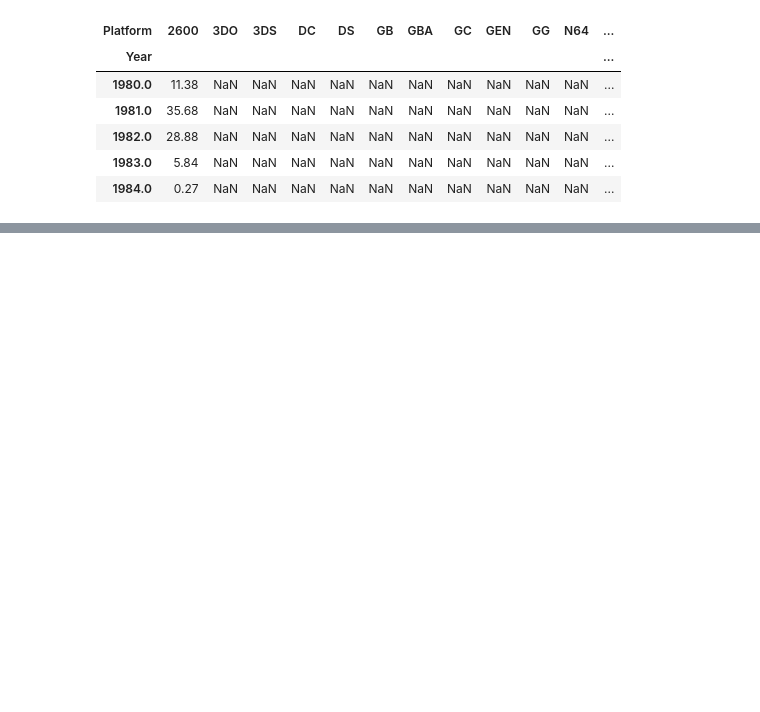
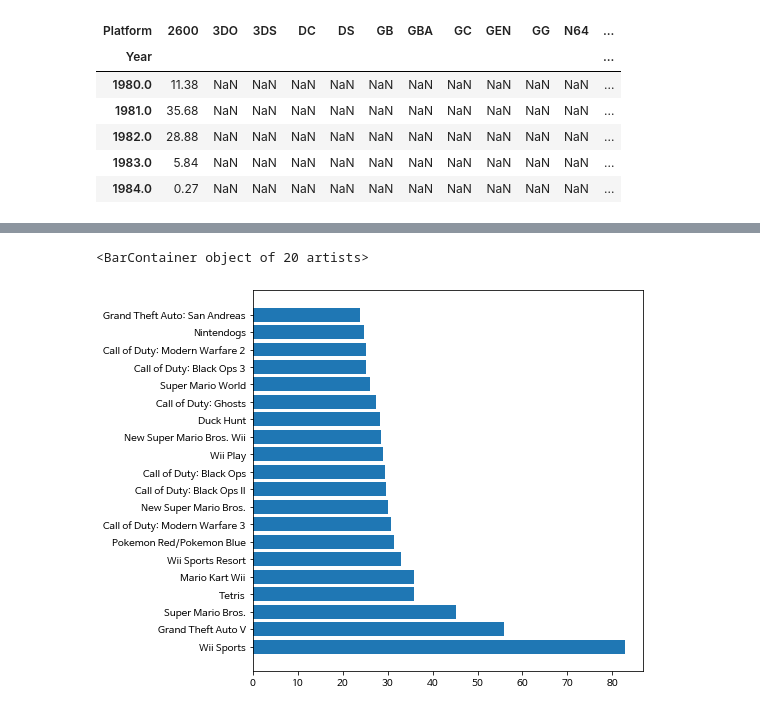
Before and after one commit to y001003/Bootcamp, a Jupyter notebook: Section1_Project.ipynb, the cells around one changed output, grey strips where cells are left out. Cells and saved outputs as stored; diff of their text form; code cells hidden in the pictures; blank space fills up the shorter version.

```diff
--- a/Section1_Project.ipynb
+++ b/Section1_Project.ipynb
@@ -372,0 +419,8 @@ Mario Kart Wii         15.85     12.88      3.79         3.31        35.83
+# %%
+# Top 10 시각화
+merge_df_top10 = merge_df.iloc[:20]
+plt.figure(figsize=(7,7))
+plt.barh(merge_df_top10['Name'],merge_df_top10['World_Sales'])
+# %% [output]
+<BarContainer object of 20 artists>
+[figure, added]
```
Also changed, not shown: parts of 23 cells of this notebook.
